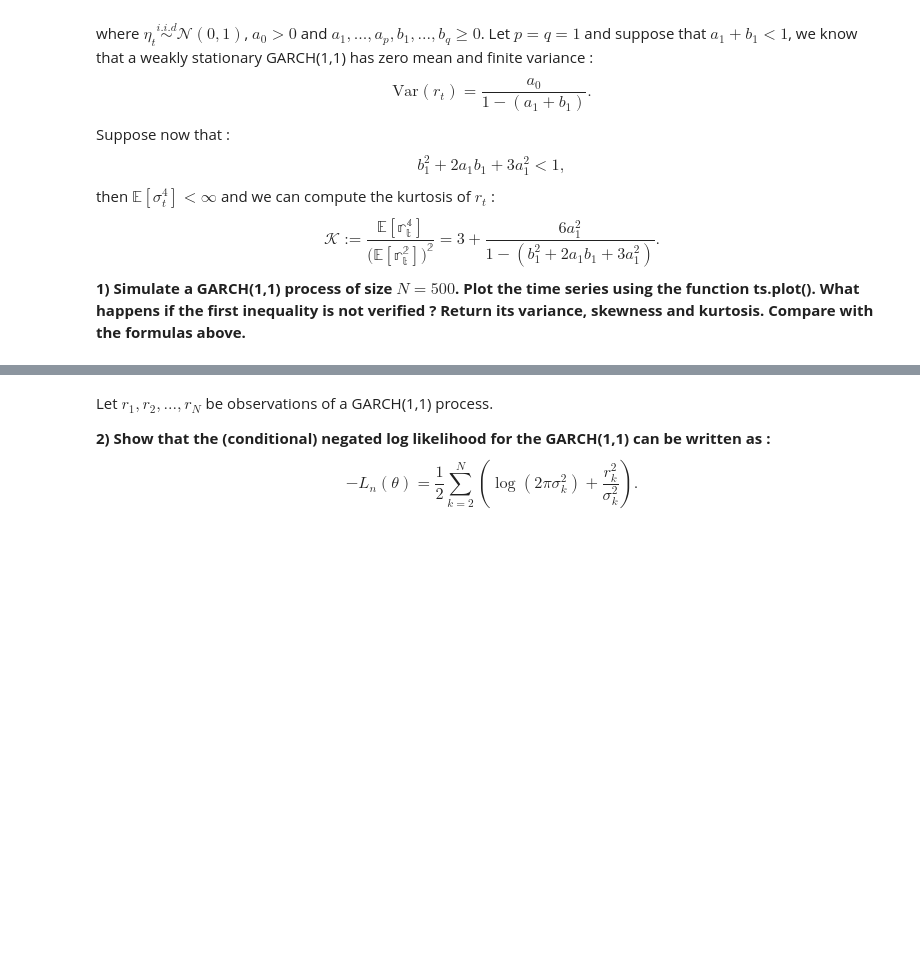
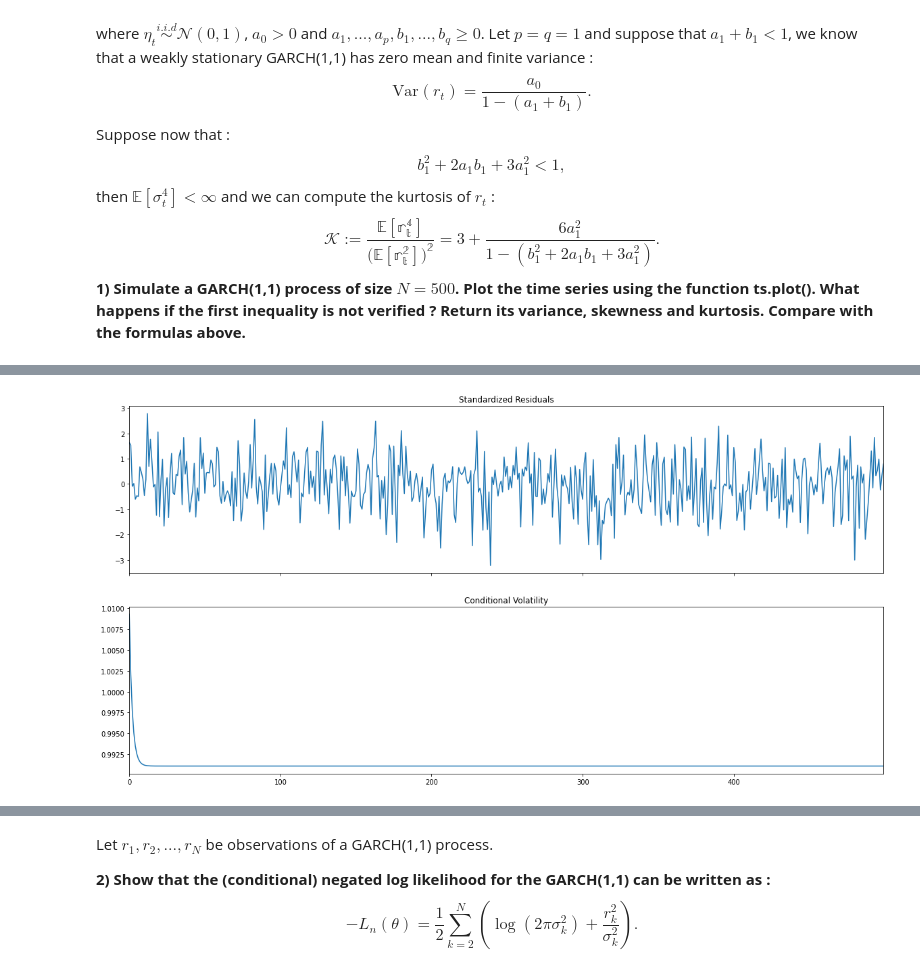
Before and after one commit to SushiFou/Time-Series---Financial-Data-, a Jupyter notebook: TP2_Time_Series_Kervella.ipynb, the cells around one changed output, grey strips where cells are left out. Cells and saved outputs as stored; diff of their text form; code cells hidden in the pictures; blank space fills up the shorter version.

```diff
--- a/TP2_Time_Series_Kervella.ipynb
+++ b/TP2_Time_Series_Kervella.ipynb
@@ -24,3 +46,5 @@ import pyreadr
+# %%
+plt.rcParams["figure.figsize"] = (20,10)
 # %% [markdown]
 # GARCH modelling
 We recall that a GARCH(p,q) process is defined as :
@@ -44,3 +68,7 @@ $$
 \mathcal{K} := \frac{\mathbb{E[r_t^4]}}{(\mathbb{E[r_t^2])^2}} = 3 + \frac{6a_1^2}{1-(b_1^2+2a_1 b_1 + 3a_1^2)}.
 $$
 **1) Simulate a GARCH(1,1) process of size $N=500$. Plot the time series using the function ts.plot(). What happens if the first inequality is not verified ? Return its variance, skewness and kurtosis. Compare with the formulas above.**
+# %%
+data = [gauss(0, 1) for i in range(0,500)]
+model = arch_model(data,vol='GARCH', p=1, q=1)
+res = model.fit()
@@ -46,0 +89,5 @@ $$
+# %%
+res.plot()
+plt.show()
+# %% [output]
+[figure, added]
```
Also changed, not shown: parts of 49 cells of this notebook.
